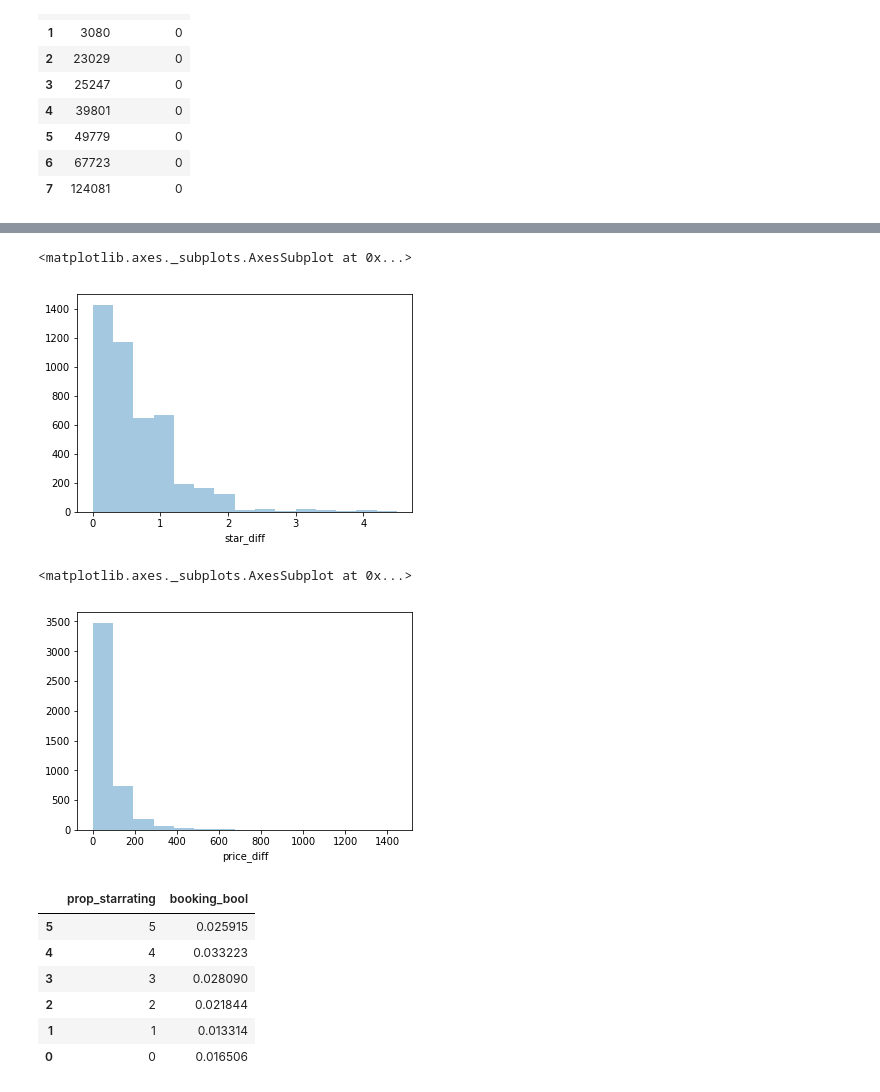
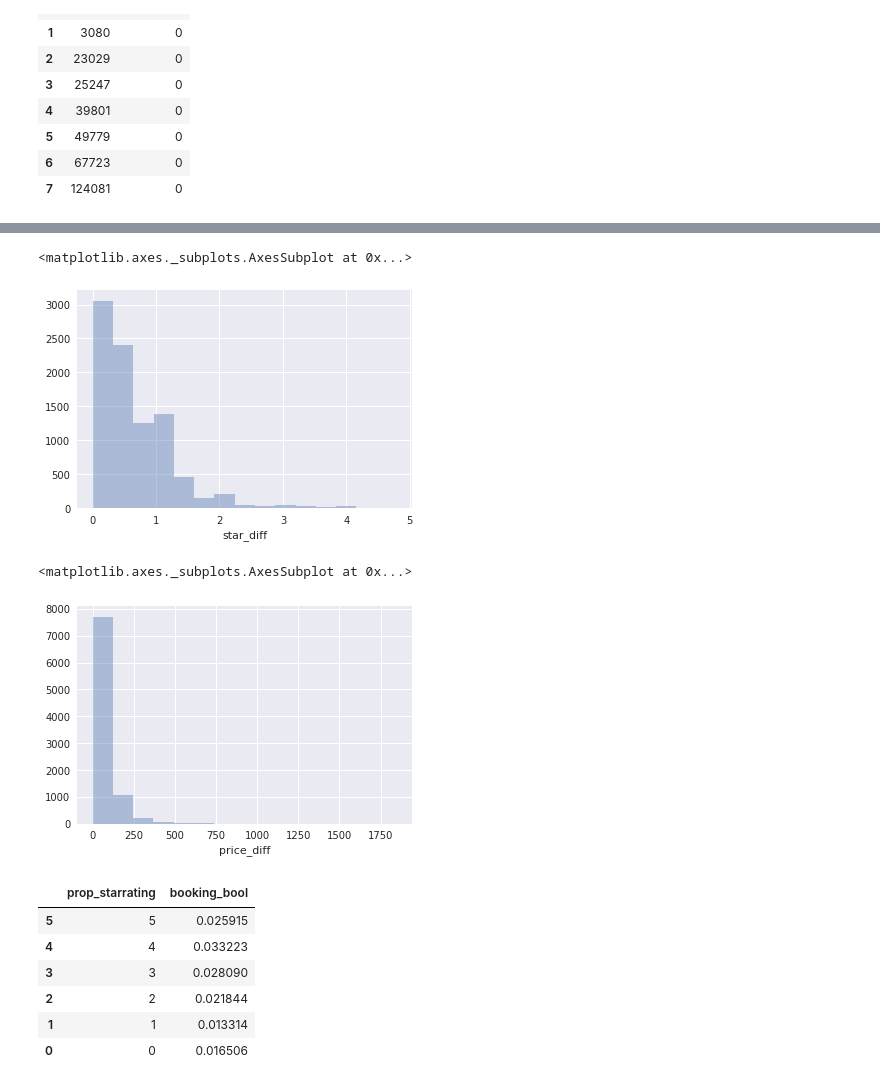
Before and after one commit to FionaLippert/DataMining, a Jupyter notebook: assignment2/explore_data_Fiona.ipynb, the cells around one changed output, grey strips where cells are left out. Saved outputs shown, nothing was run; the diff lists cells and outputs as text; code cells hidden in the pictures.

```diff
--- a/assignment2/explore_data_Fiona.ipynb
+++ b/assignment2/explore_data_Fiona.ipynb
@@ -357,0 +427,7 @@ train[train['srch_destination_id']==3][['click_bool','prop_id']].groupby(['prop_
+# %%
+sns.set()
+plt.figure(figsize=(10,3))
+sns.barplot(x='site_id', y='price_usd', hue='click_bool', order=avg_price_per_site.site_id, data=train[['site_id','price_usd','click_bool','booking_bool']], ci=None)
+plt.ylabel('price_usd')
+plt.title('mean review_score of clicked and not-clicked hotels per site_id')
+plt.show()
@@ -358,17 +436,19 @@ train[train['srch_destination_id']==3][['click_bool','prop_id']].groupby(['prop_
 # %%
-train_sample['star_diff'] = np.abs(train_sample.visitor_hist_starrating - train_sample.prop_starrating)
+train['star_diff'] = np.abs(train.visitor_hist_starrating - train.prop_starrating)
 # %%
-sns.distplot(train_sample.star_diff[train_sample.booking_bool == 1].dropna(), kde=False, bins=15)
+sns.set()
+sns.distplot(train.star_diff[train.booking_bool == 1].dropna(), kde=False, bins=15)
 # %% [output]
 <matplotlib.axes._subplots.AxesSubplot at 0x...>
-[figure, old version]
+[figure, new version]
 # %%
-train_sample['price_diff'] = np.abs(train_sample.visitor_hist_adr_usd - train_sample.price_usd)
+train['price_diff'] = np.abs(train.visitor_hist_adr_usd - train.price_usd)
 # %%
-sns.distplot(train_sample.price_diff[train_sample.booking_bool == 1].dropna(), kde=False, bins=15)
+sns.set()
+sns.distplot(train.price_diff[train.booking_bool == 1].dropna(), kde=False, bins=15)
 # %% [output]
 <matplotlib.axes._subplots.AxesSubplot at 0x...>
-[figure, old version]
+[figure, new version]
 # %%
 train[['prop_starrating','booking_bool']].groupby(['prop_starrating'], as_index=False).mean().sort_values(by='prop_starrating',ascending=False)
 # %% [output]
```
Also changed, not shown: parts of 25 cells of this notebook, 1 other file.
